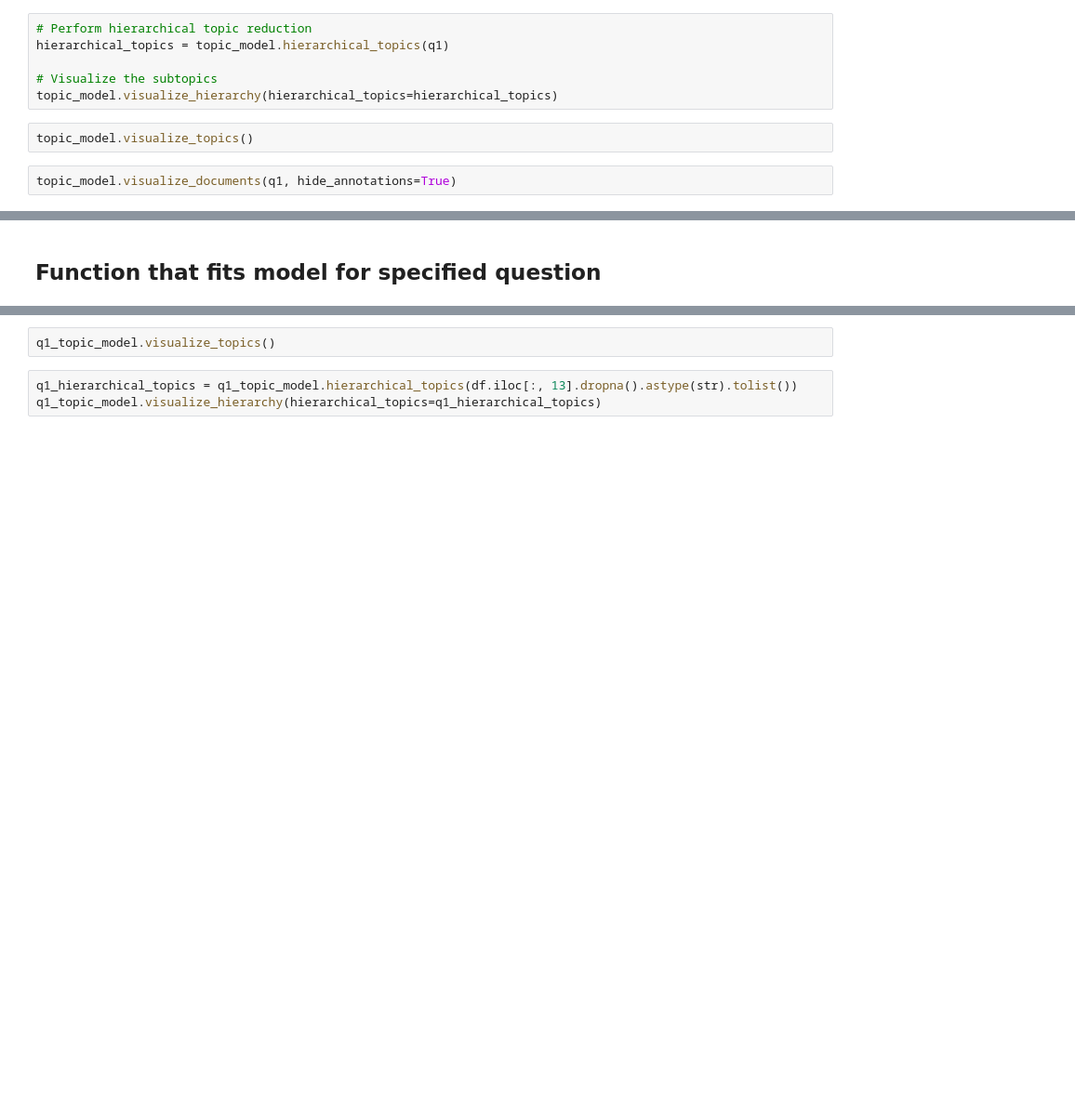
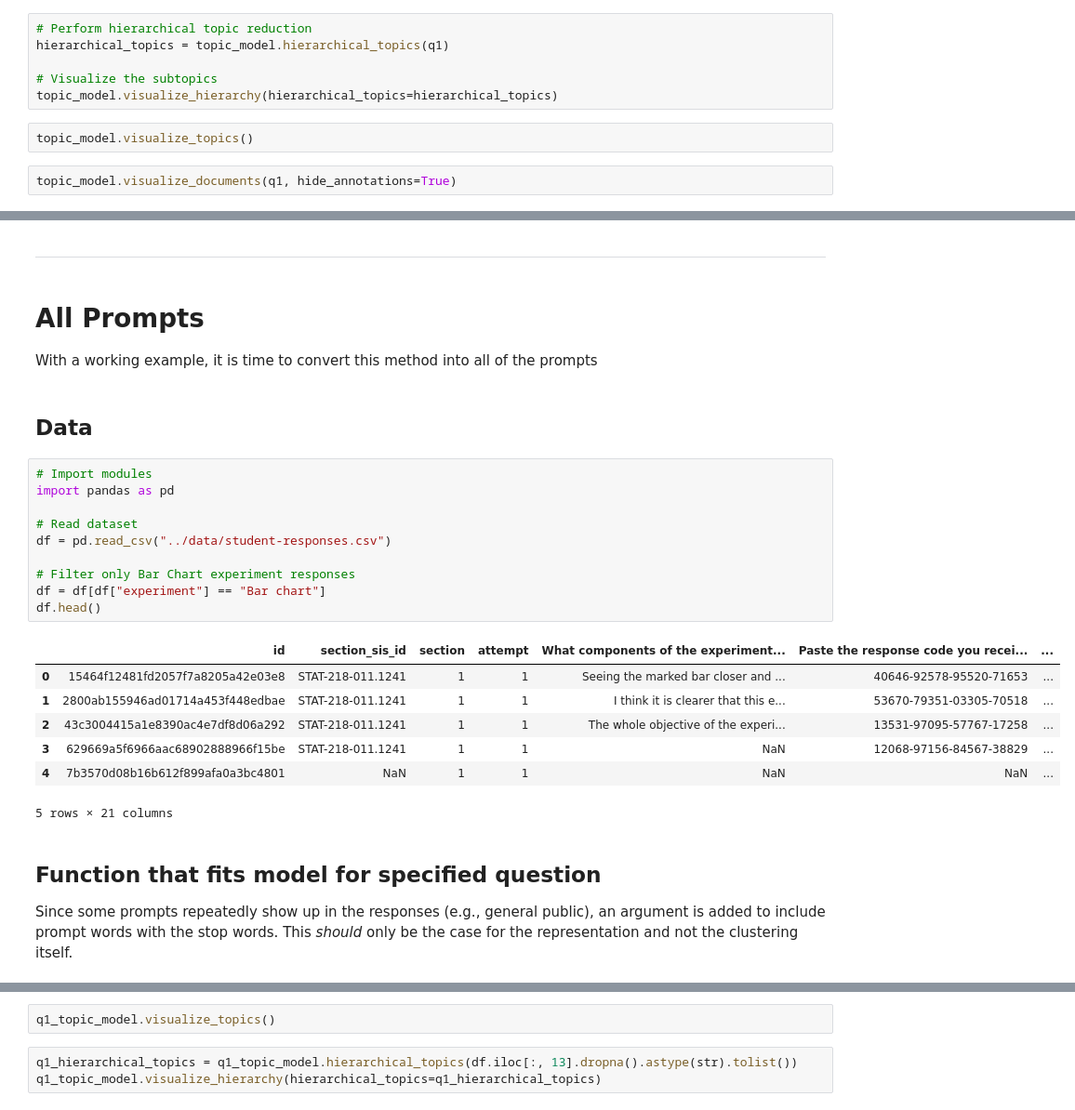
Before and after one commit to TWiedRW/ch2-experiential-learning, a Jupyter notebook: Python/unsupervised-text-classification.ipynb, the cells around one changed output, grey strips where cells are left out. Shown at 93% size. Drawn from its saved outputs; the diff is of its cells as text; blank space fills up the shorter version.

```diff
--- a/Python/unsupervised-text-classification.ipynb
+++ b/Python/unsupervised-text-classification.ipynb
@@ -171,5 +288,33 @@ create_wordcloud(topic_model, topic=3)
+# %% [markdown]
+----------------
+# %% [markdown]
+# All Prompts
+
+With a working example, it is time to convert this method into all of the prompts
+# %% [markdown]
+## Data
+# %%
+# Import modules
+import pandas as pd
+
+# Read dataset
+df = pd.read_csv("../data/student-responses.csv")
+
+# Filter only Bar Chart experiment responses
+df = df[df["experiment"] == "Bar chart"]
+df.head()
+# %% [output]
+|  | id | section_sis_id | section | attempt | What components of the experiment... | Paste the response code you recei... | ... |
+| 0 | 15464f12481fd2057f7a8205a42e03e8 | STAT-218-011.1241 | 1 | 1 | Seeing the marked bar closer and ... | 40646-92578-95520-71653 | ... |
+| 1 | 2800ab155946ad01714a453f448edbae | STAT-218-011.1241 | 1 | 1 | I think it is clearer that this e... | 53670-79351-03305-70518 | ... |
+| 2 | 43c3004415a1e8390ac4e7df8d06a292 | STAT-218-011.1241 | 1 | 1 | The whole objective of the experi... | 13531-97095-57767-17258 | ... |
+| 3 | 629669a5f6966aac68902888966f15be | STAT-218-011.1241 | 1 | 1 | NaN | 12068-97156-84567-38829 | ... |
+| 4 | 7b3570d08b16b612f899afa0a3bc4801 | NaN | 1 | 1 | NaN | NaN | ... |
+5 rows × 21 columns
 # %% [markdown]
 ## Function that fits model for specified question
+
+Since some prompts repeatedly show up in the responses (e.g., general public), an argument is added to include prompt words with the stop words. This *should* only be the case for the representation and not the clustering itself.
 # %%
 # Modules for topic modeling
 from bertopic import BERTopic
```
Also changed, not shown: parts of 28 cells of this notebook, 1 other file.
